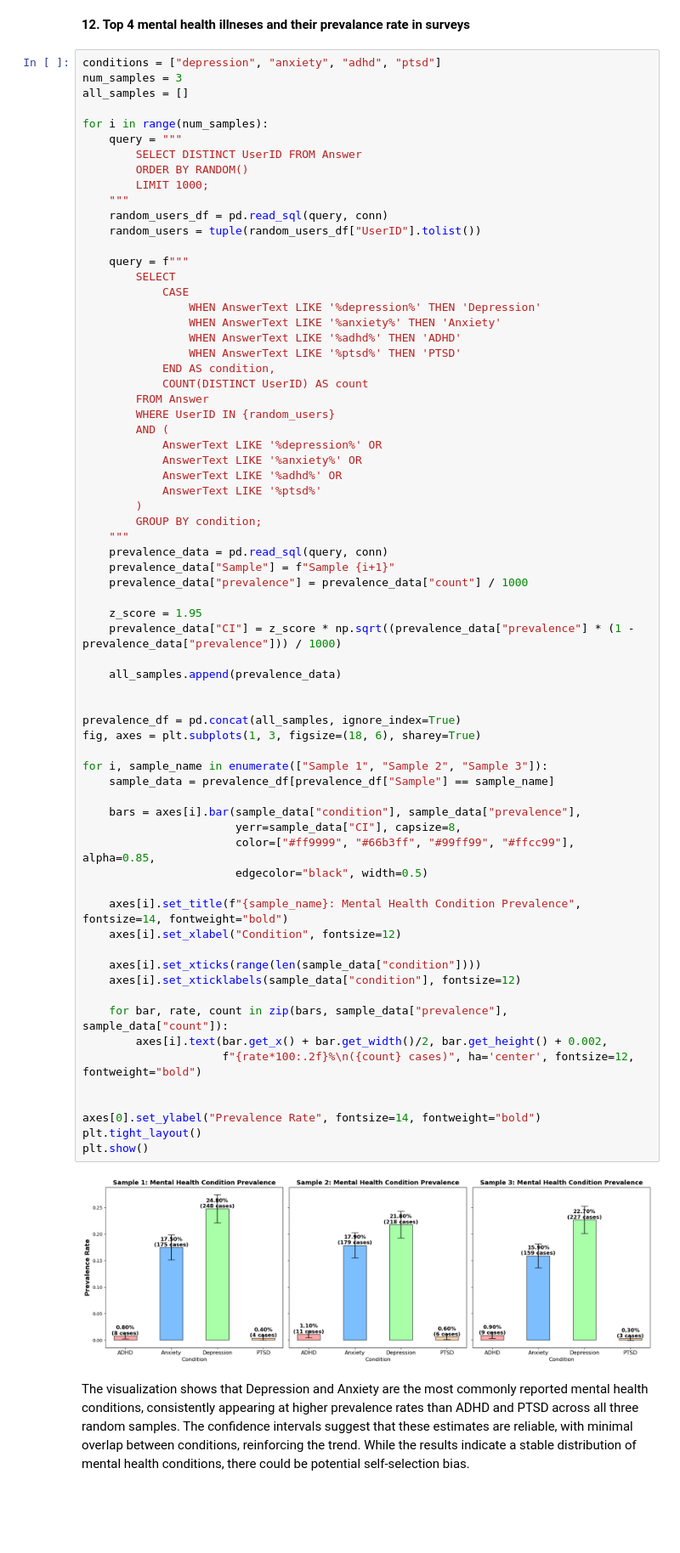
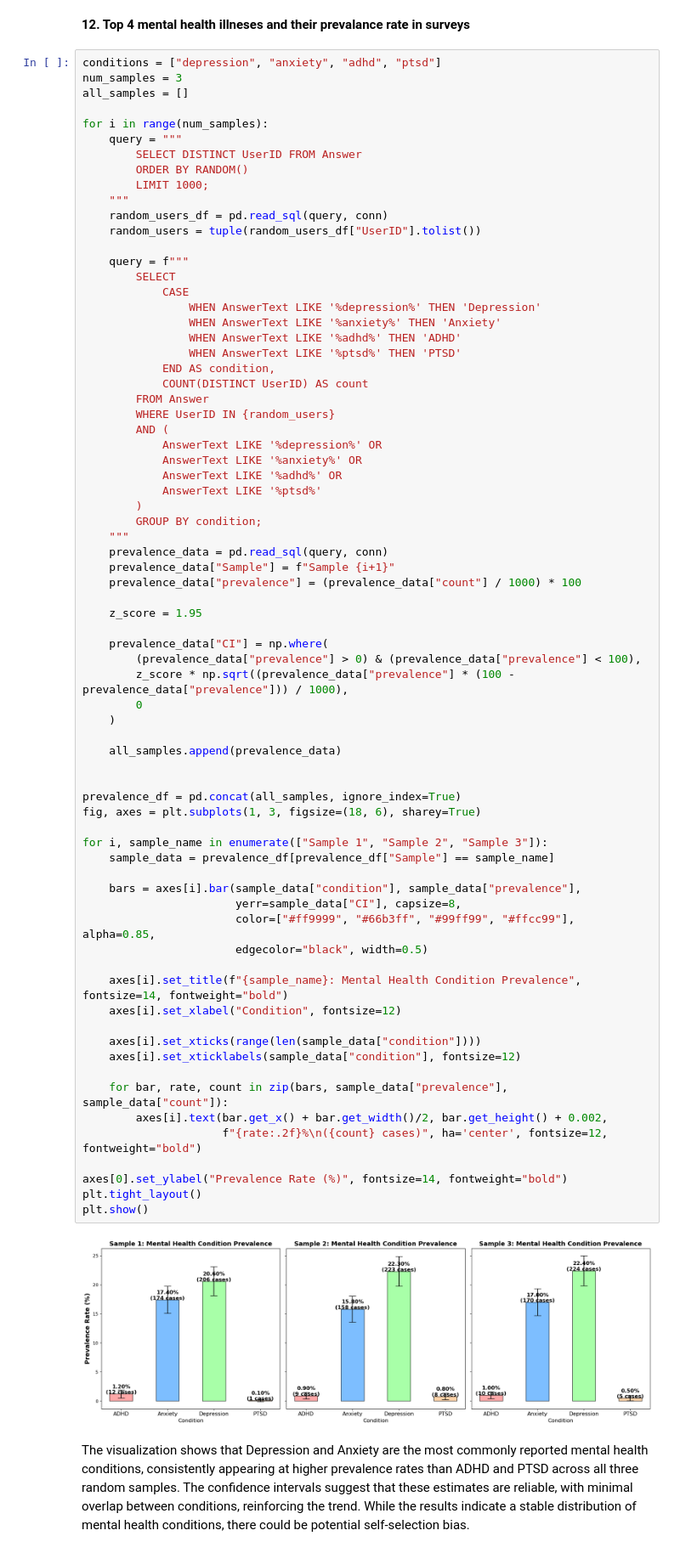
Before and after one commit to Kristaps-E/EDA_Mental_health_in_teach, a Jupyter notebook: EDA.IPYNB, the cells around one changed output. Shown at 85% size. Drawn from its saved outputs; the diff is of its cells as text; blank space fills up the shorter version.

```diff
--- a/EDA.IPYNB
+++ b/EDA.IPYNB
@@ -821,41 +851,45 @@ for i in range(num_samples):
     """
     prevalence_data = pd.read_sql(query, conn)
     prevalence_data["Sample"] = f"Sample {i+1}"
-    prevalence_data["prevalence"] = prevalence_data["count"] / 1000
+    prevalence_data["prevalence"] = (prevalence_data["count"] / 1000) * 100
 
     z_score = 1.95
-    prevalence_data["CI"] = z_score * np.sqrt((prevalence_data["prevalence"] * (1 - prevalence_data["prevalence"])) / 1000)
+
+    prevalence_data["CI"] = np.where(
+        (prevalence_data["prevalence"] > 0) & (prevalence_data["prevalence"] < 100),
+        z_score * np.sqrt((prevalence_data["prevalence"] * (100 - prevalence_data["prevalence"])) / 1000),
+        0
+    )
 
     all_samples.append(prevalence_data)
 
 
 prevalence_df = pd.concat(all_samples, ignore_index=True)
 fig, axes = plt.subplots(1, 3, figsize=(18, 6), sharey=True)
 
 for i, sample_name in enumerate(["Sample 1", "Sample 2", "Sample 3"]):
     sample_data = prevalence_df[prevalence_df["Sample"] == sample_name]
 
     bars = axes[i].bar(sample_data["condition"], sample_data["prevalence"],
                        yerr=sample_data["CI"], capsize=8,
                        color=["#ff9999", "#66b3ff", "#99ff99", "#ffcc99"], alpha=0.85,
                        edgecolor="black", width=0.5)
 
     axes[i].set_title(f"{sample_name}: Mental Health Condition Prevalence", fontsize=14, fontweight="bold")
     axes[i].set_xlabel("Condition", fontsize=12)
 
     axes[i].set_xticks(range(len(sample_data["condition"])))
     axes[i].set_xticklabels(sample_data["condition"], fontsize=12)
 
     for bar, rate, count in zip(bars, sample_data["prevalence"], sample_data["count"]):
         axes[i].text(bar.get_x() + bar.get_width()/2, bar.get_height() + 0.002,
-                     f"{rate*100:.2f}%\n({count} cases)", ha='center', fontsize=12, fontweight="bold")
+                     f"{rate:.2f}%\n({count} cases)", ha='center', fontsize=12, fontweight="bold")
 
-
-axes[0].set_ylabel("Prevalence Rate", fontsize=14, fontweight="bold")
+axes[0].set_ylabel("Prevalence Rate (%)", fontsize=14, fontweight="bold")
 plt.tight_layout()
 plt.show()
 # %% [output]
-[figure, old version]
+[figure, new version]
 # %% [markdown]
 The visualization shows that Depression and Anxiety are the most commonly reported mental health conditions, consistently appearing at higher prevalence rates than ADHD and PTSD across all three random samples. The confidence intervals suggest that these estimates are reliable, with minimal overlap between conditions, reinforcing the trend. While the results indicate a stable distribution of mental health conditions, there could be potential self-selection bias.
 # %% [markdown]
```
Also changed, not shown: parts of 13 cells of this notebook, 2 other files.
